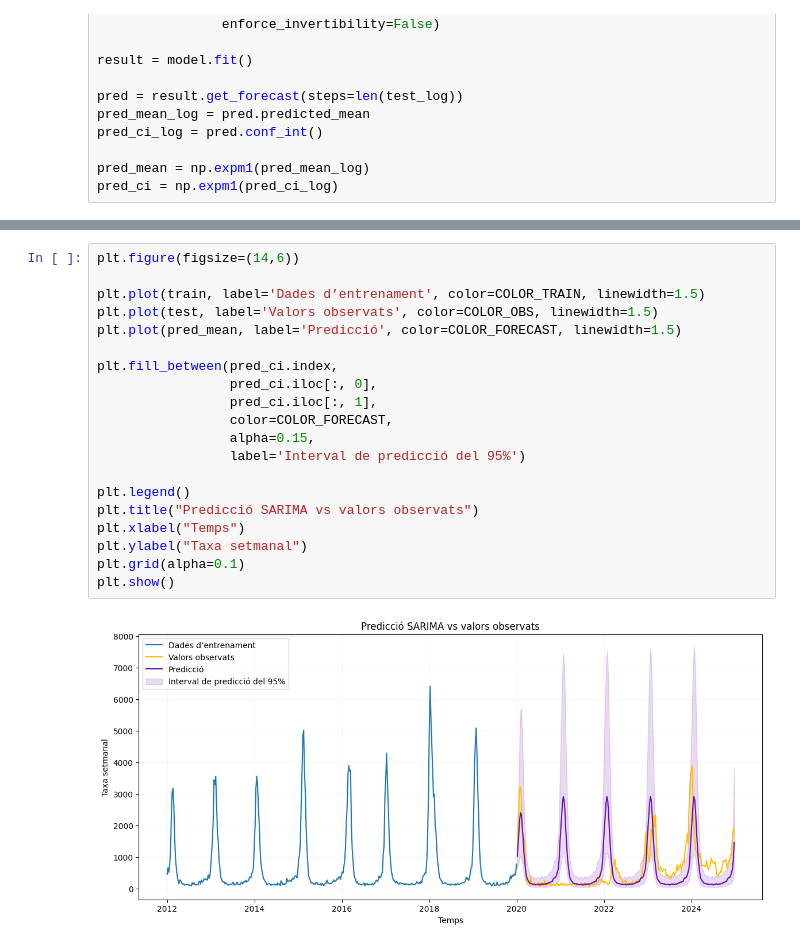
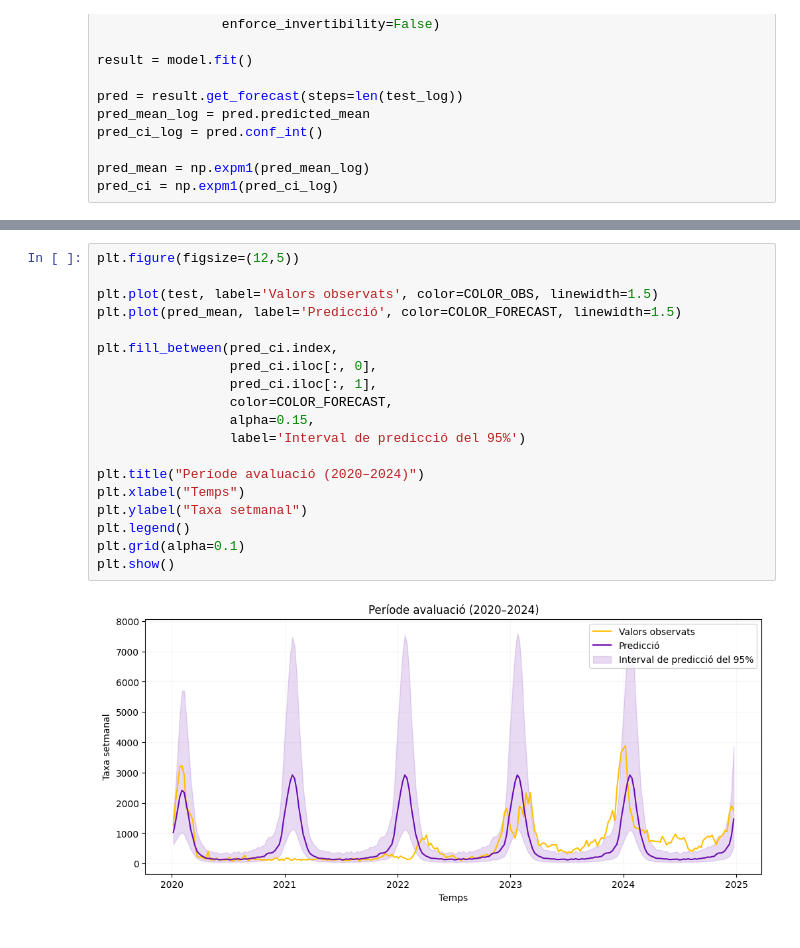
Before and after one commit to NIU1605347/modelitzacio-series-temporals-sarima-hibrid, a Jupyter notebook: notebooks/01_SARIMA_serie1.ipynb, the cells around one changed output, grey strips where cells are left out. Drawn from its saved outputs; the diff is of its cells as text.

```diff
--- a/notebooks/01_SARIMA_serie1.ipynb
+++ b/notebooks/01_SARIMA_serie1.ipynb
@@ -854,22 +778,21 @@ pred_ci = np.expm1(pred_ci_log)
 # %%
-plt.figure(figsize=(14,6))
+plt.figure(figsize=(12,5))
 
-plt.plot(train, label='Dades d’entrenament', color=COLOR_TRAIN, linewidth=1.5)
 plt.plot(test, label='Valors observats', color=COLOR_OBS, linewidth=1.5)
 plt.plot(pred_mean, label='Predicció', color=COLOR_FORECAST, linewidth=1.5)
 
 plt.fill_between(pred_ci.index,
                  pred_ci.iloc[:, 0],
                  pred_ci.iloc[:, 1],
                  color=COLOR_FORECAST,
                  alpha=0.15,
                  label='Interval de predicció del 95%')
 
-plt.legend()
-plt.title("Predicció SARIMA vs valors observats")
+plt.title("Període avaluació (2020–2024)")
 plt.xlabel("Temps")
 plt.ylabel("Taxa setmanal")
+plt.legend()
 plt.grid(alpha=0.1)
 plt.show()
 # %% [output]
-[figure, old version]
+[figure, new version]
```
Also changed, not shown: parts of 53 cells of this notebook, 7 other files.
